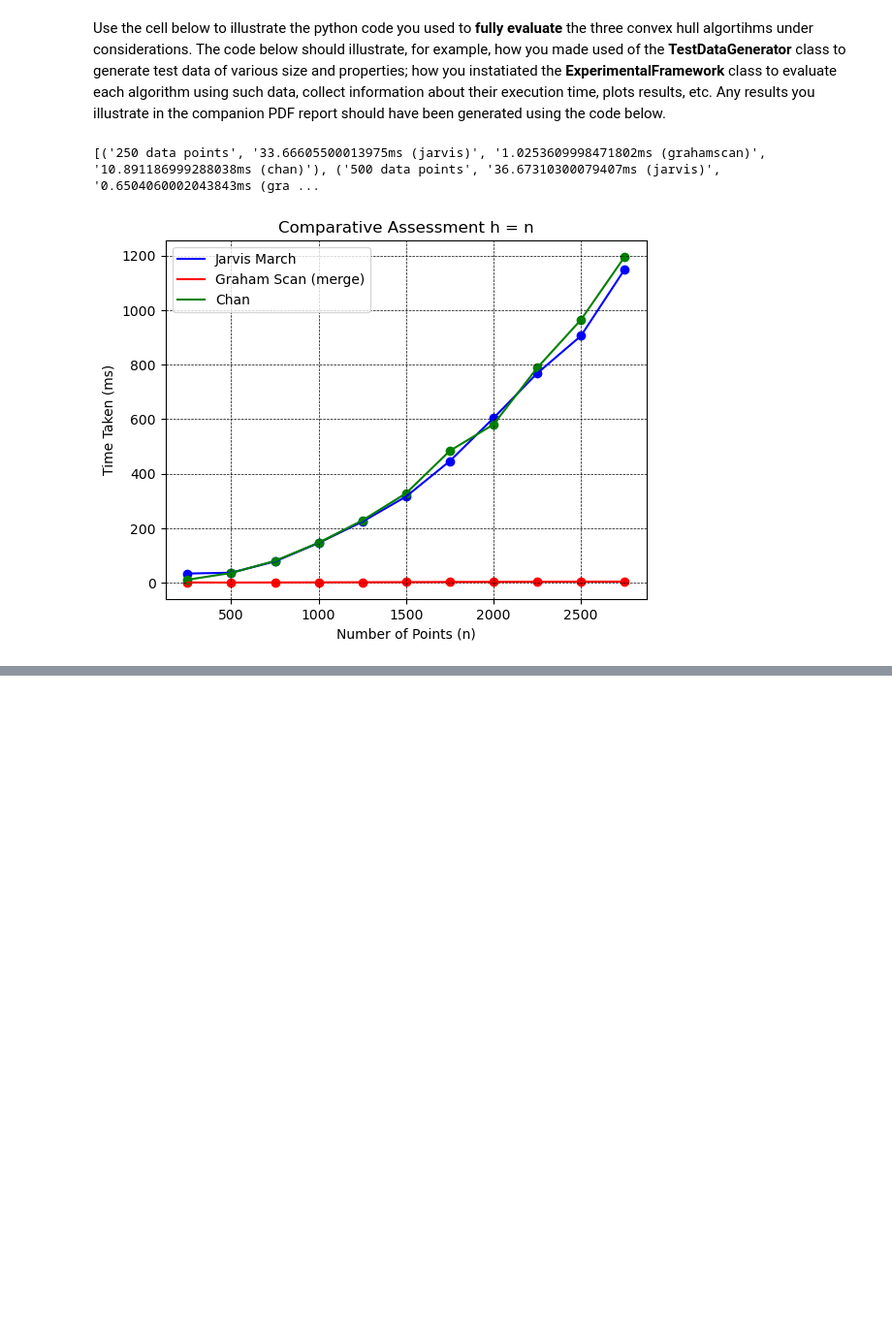
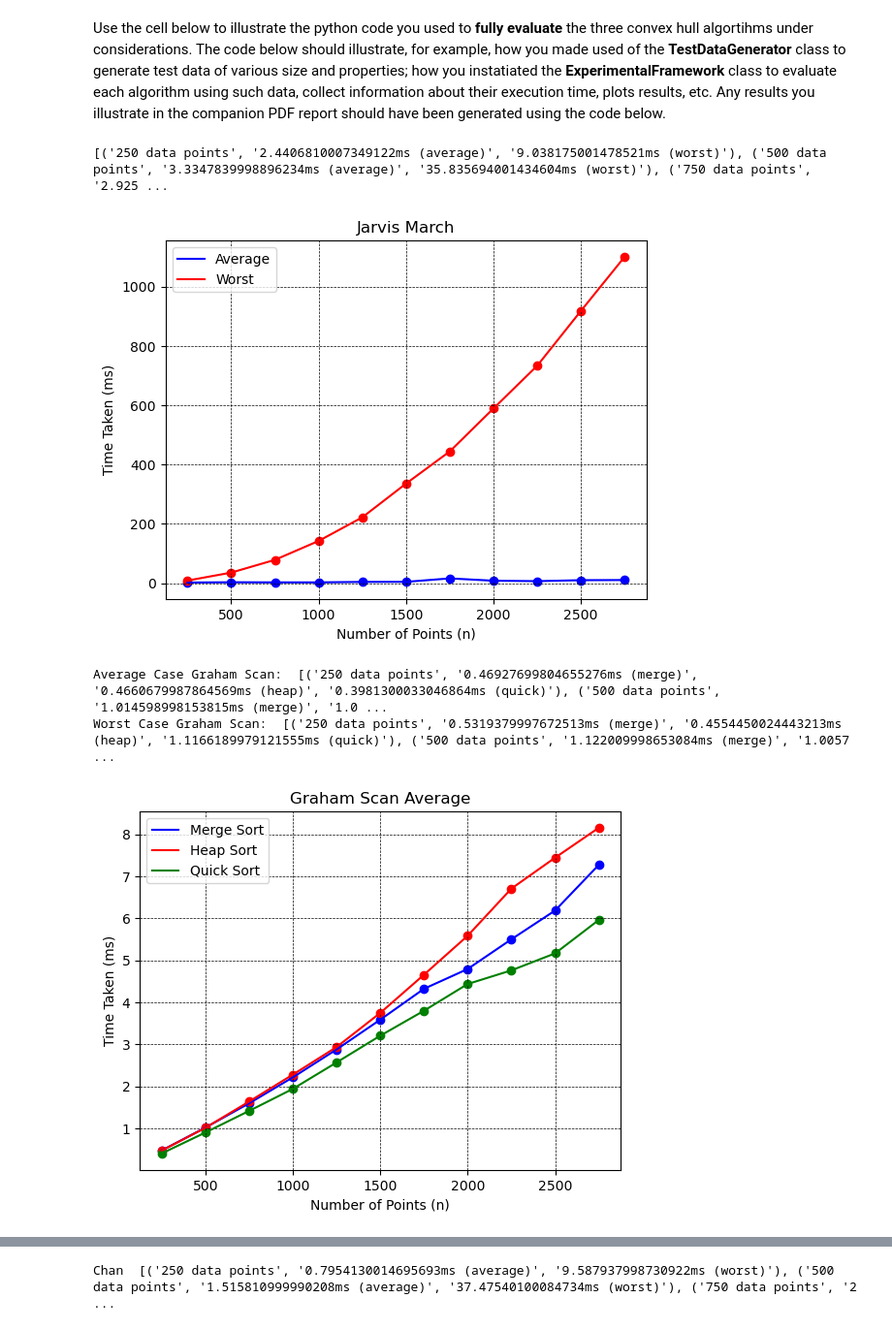
Before and after one commit to ibrahim-gabol-19/AlgrthmsRep, a Jupyter notebook: grp-4-0005code.ipynb, the cells around one changed output, grey strips where cells are left out. Shown at 97% size. Cells and saved outputs as stored; diff of their text form; code cells hidden in the pictures; blank space fills up the shorter version.

```diff
--- a/grp-4-0005code.ipynb
+++ b/grp-4-0005code.ipynb
@@ -384,7 +361,7 @@ def divideSet(lst, m):
     return [lst[i:i + m] for i in range(0, len(lst), m)]
 
 
-def jarvismarch4Chan(inputSet, m, left):
+def jarvismarchForChan(inputSet, m, left):
     """
     Implements Jarvis's march for a subset of the input points.
 
@@ -435,7 +412,7 @@ def chan(inputSet):
         for p in partitions:
             hulls += grahamscan(p, "merge")
 
-        out = jarvismarch4Chan(hulls, m, left)
+        out = jarvismarchForChan(hulls, m, left)
         if out is not None:
             return out
         m = m**2
@@ -645,6 +622,8 @@ class ExperimentalFramework():
         Compares the performance of all three algorithms and prints the results.
     """
     numOfTests = 8
+    rangeMinimum = 0
+    rangeMaximum = 32767
 
     def plot(self, title, ranges, times, labels):
         plt.title(title)
@@ -769,12 +748,16 @@ class ExperimentalFramework():
         print("Chan "  , result)
         self.plot("Chan", ranges, [averageAlgorithmTimes, worstAlgorithmTimes], ['Average', 'Worst'])
 
-    def comparativeAssessment(self):
+    def comparativeAssessment(self, n = 1):
         ranges = self.ranges
         numOfTests=self.numOfTests
         inputData = []
-        for num in ranges:
-            inputData.append(self.testData.genRandWithNH(num, num))
+        if n == 1:
+            for num in ranges:
+                inputData.append(self.testData.genRandWithNH(num, num))
+        elif n == 2:
+            for num in ranges:
+                inputData.append(self.testData.genRandWithNH(num, 10))
         jarvismarchaverageAlgorithmTimes = []
         grahamscanaverageAlgorithmTimeMerge = []
         chanaverageAlgorithmTimes = []
@@ -792,7 +775,12 @@ class ExperimentalFramework():
             chanaverageAlgorithmTimes.append(executionTime)
         result = [(str(r) + " data points", str(a) + "ms (jarvis)", str(w) + "ms (grahamscan)", str(q) + "ms (chan)") for r, a, w, q in zip(ranges, jarvismarchaverageAlgorithmTimes, grahamscanaverageAlgorithmTimeMerge, chanaverageAlgorithmTimes)]
         print(result)
-        self.plot("Comparative Assessment h = n", ranges, [jarvismarchaverageAlgorithmTimes, grahamscanaverageAlgorithmTimeMerge, chanaverageAlgorithmTimes], ['Jarvis March', 'Graham Scan (merge)', 'Chan'])
+        if n == 1:
+            self.plot("Comparative Assessment h = n", ranges, [jarvismarchaverageAlgorithmTimes, grahamscanaverageAlgorithmTimeMerge, chanaverageAlgorithmTimes], ['Jarvis March', 'Graham Scan (merge)', 'Chan'])
+
+        elif n == 2:
+            self.plot("Comparative Assessment h = 10", ranges, [jarvismarchaverageAlgorithmTimes, grahamscanaverageAlgorithmTimeMerge, chanaverageAlgorithmTimes], ['Jarvis March', 'Graham Scan (merge)', 'Chan'])
+
 
     def __init__(self):
         self.testData = TestDataGenerator()
@@ -802,11 +790,13 @@ Use the cell below to illustrate the python code you used to **fully evaluate**
 # %%
 # ADD YOUR TEST CODE HERE
 framework = ExperimentalFramework()
-
-# framework.reportJarvisMarch()
-# framework.reportGrahamScan()
-# framework.reportChan()
-framework.comparativeAssessment()
+framework.reportJarvisMarch()
+framework.reportGrahamScan()
+framework.reportChan()
+framework.comparativeAssessment(1)
 # %% [output]
-[('250 data points', '33.66605500013975ms (jarvis)', '1.0253609998471802ms (grahamscan)', '10.891186999288038ms (chan)'), ('500 data points', '36.67310300079407ms (jarvis)', '0.6504060002043843ms (gra ...
+[('250 data points', '2.4406810007349122ms (average)', '9.038175001478521ms (worst)'), ('500 data points', '3.3347839998896234ms (average)', '35.835694001434604ms (worst)'), ('750 data points', '2.925 ...
-[figure, old version]
+[figure, new version]
+Average Case Graham Scan:  [('250 data points', '0.46927699804655276ms (merge)', '0.4660679987864569ms (heap)', '0.3981300033046864ms (quick)'), ('500 data points', '1.014598998153815ms (merge)', '1.0 ...
+Worst Case Graham Scan:  [('250 data points', '0.5319379997672513ms (merge)', '0.4554450024443213ms (heap)', '1.1166189979121555ms (quick)'), ('500 data points', '1.122009998653084ms (merge)', '1.0057 ...
+[figure, added]
@@ -812,0 +804 @@ framework.comparativeAssessment()
+Chan  [('250 data points', '0.7954130014695693ms (average)', '9.587937998730922ms (worst)'), ('500 data points', '1.515810999990208ms (average)', '37.47540100084734ms (worst)'), ('750 data points', '2 ...
```
Also changed, not shown: parts of 3 cells of this notebook.
